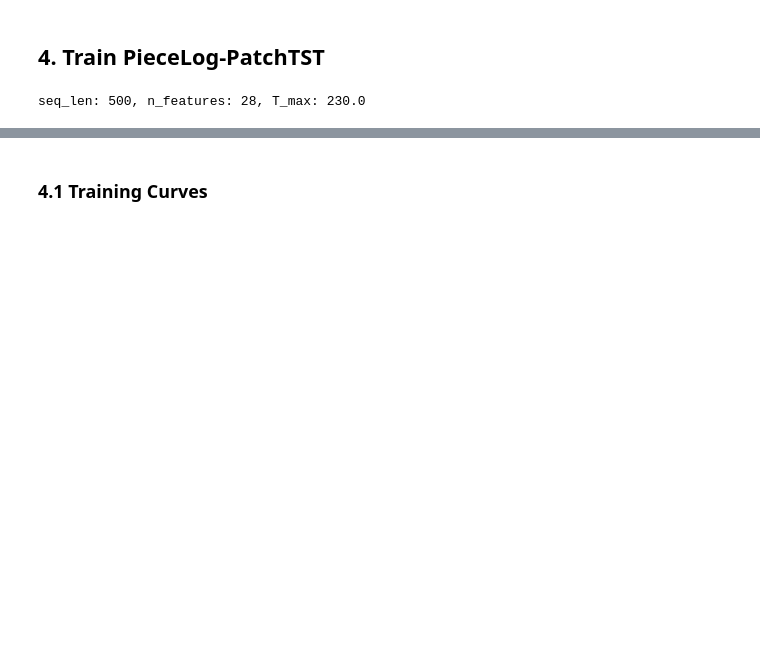
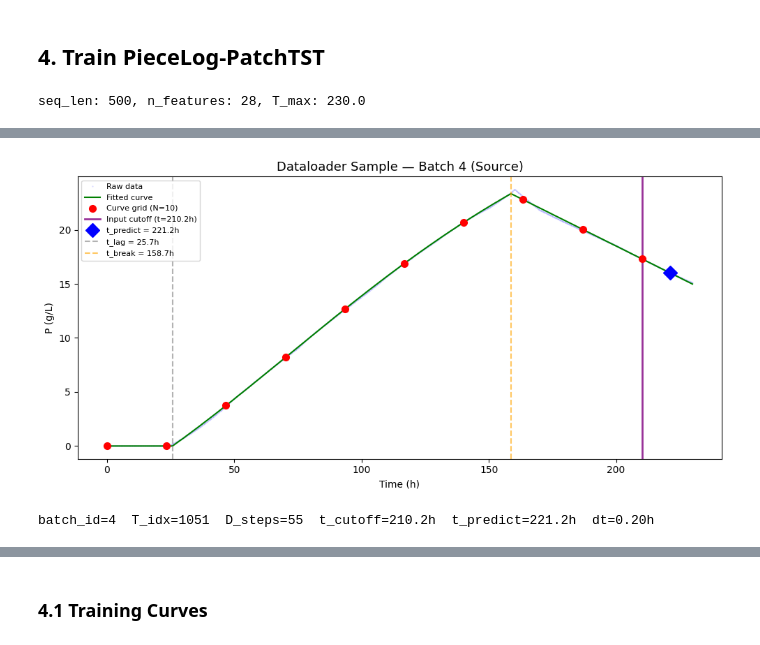
Before and after one commit to apalombit/IndPenSim_Forecast_UDA, a Jupyter notebook: notebooks/step4_piecelog_patchtst_regress.ipynb, the cells around one changed output, grey strips where cells are left out. Saved outputs shown, nothing was run; the diff lists cells and outputs as text; code cells hidden in the pictures; blank space fills up the shorter version.

```diff
--- a/notebooks/step4_piecelog_patchtst_regress.ipynb
+++ b/notebooks/step4_piecelog_patchtst_regress.ipynb
@@ -255,3 +253,72 @@ Alpha schedule:
+# %%
+N_CURVE = 10
+
+# Pull one sample from the train dataset
+train_ds = loaders["train_dataset"]
+sample_meta = train_ds.samples[0]
+sample = train_ds[0]
+
+bid = sample_meta["batch_id"]
+T_idx = sample_meta["T_idx"]
+D_steps = sample_meta["D_steps"]
+t_predict = sample["t_predict"].item()
+
+df = batches[bid]
+t = df["time"].values
+y = df["P"].values
+dt = (t[1] - t[0]) if len(t) > 1 else 1.0
+t_cutoff = t[T_idx - 1]  # last time the model sees
+
+# Fitted curve params
+row = fitted_params_df[fitted_params_df["batch_id"] == bid].iloc[0]
+params_fit = [row[p] for p in PARAM_NAMES]
+t_lag = row["t_lag"]
+t_break = row["t_break"]
+
+# Dense fitted curve + N grid constrained to [0, t_cutoff]
+t_dense = np.linspace(0, T_max, 500)
+y_fit = piecelog_numpy(t_dense, *params_fit)
+t_grid = np.linspace(0, t_cutoff, N_CURVE)
+y_grid = piecelog_numpy(t_grid, *params_fit)
+
+fig, ax = plt.subplots(figsize=(10, 5))
+
+# Raw data
+ax.plot(t, y, "b.", alpha=0.15, markersize=1, label="Raw data")
+
+# Fitted curve
+ax.plot(t_dense, y_fit, "g-", linewidth=1.5, label="Fitted curve")
+
+# N grid points (curve-loss targets) — constrained to [0, t_cutoff]
+ax.plot(t_grid, y_grid, "ro", markersize=7, zorder=5, label=f"Curve grid (N={N_CURVE})")
+
+# Input window cutoff
+ax.axvline(t_cutoff, color="purple", linewidth=2, linestyle="-", alpha=0.8,
+           label=f"Input cutoff (t={t_cutoff:.1f}h)")
+
+# Prediction point
+y_at_predict = piecelog_numpy(np.array([t_predict]), *params_fit)[0]
+ax.plot(t_predict, y_at_predict, "bD", markersize=10, zorder=6,
+        label=f"t_predict = {t_predict:.1f}h")
+
+# Phase boundaries
+ax.axvline(t_lag, color="gray", linestyle="--", alpha=0.6, label=f"t_lag = {t_lag:.1f}h")
+ax.axvline(t_break, color="orange", linestyle="--", alpha=0.6, label=f"t_break = {t_break:.1f}h")
+
+domain = "Source" if bid in source_ids else "Target"
+ax.set_title(f"Dataloader Sample — Batch {bid} ({domain})", fontsize=13)
+ax.set_xlabel("Time (h)")
+ax.set_ylabel("P (g/L)")
+ax.legend(fontsize=8, loc="upper left")
+
+plt.tight_layout()
+plt.show()
+
+print(f"batch_id={bid}  T_idx={T_idx}  D_steps={D_steps}  "
+      f"t_cutoff={t_cutoff:.1f}h  t_predict={t_predict:.1f}h  dt={dt:.2f}h")
+# %% [output]
+[figure, added]
+batch_id=4  T_idx=1051  D_steps=55  t_cutoff=210.2h  t_predict=221.2h  dt=0.20h
 # %%
 results = train_and_evaluate_piecelog(
     model=model,
```
Also changed, not shown: parts of 16 cells of this notebook, 17 other files.
